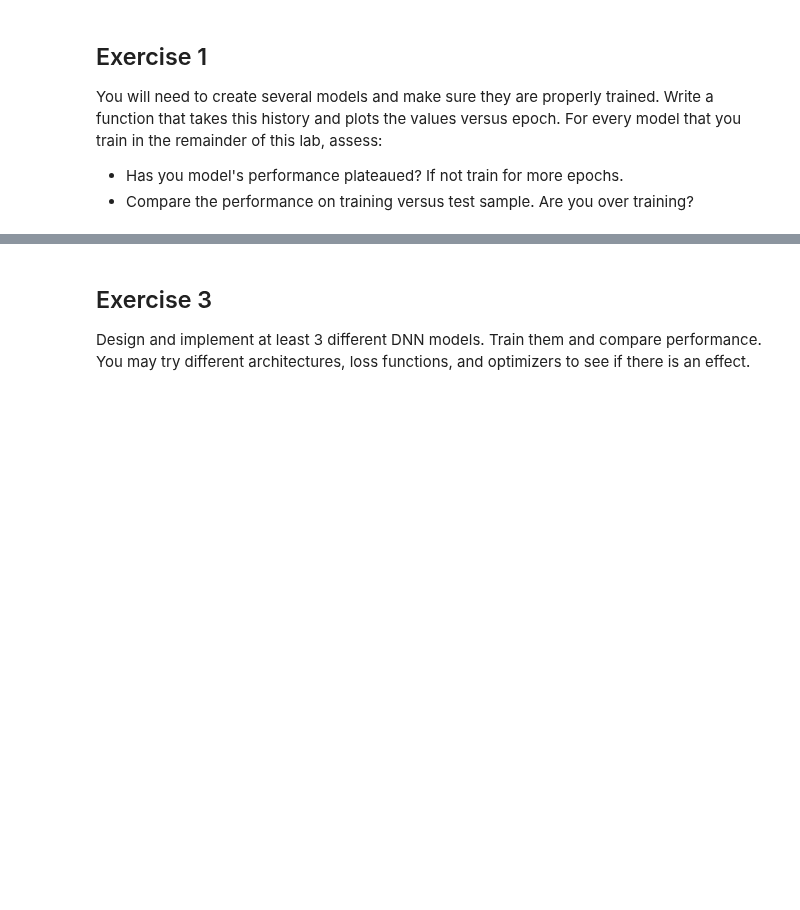
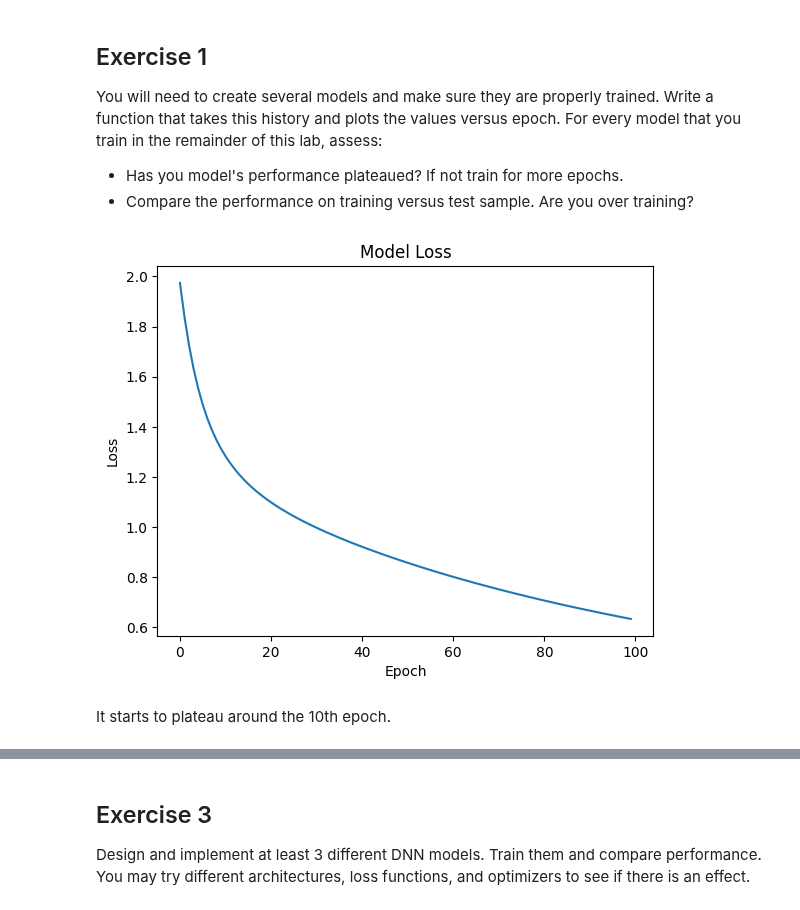
Before and after one commit to UTA-DataScience/DATA3402.Fall.2024, a Jupyter notebook: Labs/Lab.9/Lab.9.ipynb, the cells around one changed output, grey strips where cells are left out. Cells and saved outputs as stored; diff of their text form; code cells hidden in the pictures; blank space fills up the shorter version.

```diff
--- a/Labs/Lab.9/Lab.9.ipynb
+++ b/Labs/Lab.9/Lab.9.ipynb
@@ -39,3 +55,44 @@ You will need to create several models and make sure they are properly trained.
 
 * Has you model's performance plateaued? If not train for more epochs.
 * Compare the performance on training versus test sample. Are you over training?
+# %%
+class NeuralNetwork:
+    def __init__(self):
+        self.weights = [0.0, 0.0]
+        self.bias = 0.0
+
+    def predict(self, x):
+        return 1 / (1 + pow(2.71828, -(x[0] * self.weights[0] + x[1] * self.weights[1] + self.bias)))
+
+    def train(self, X_train, y_train, epochs=100, learning_rate=0.1):
+        history = []
+        for _ in range(epochs):
+            total_loss = 0
+            for x, y_true in zip(X_train, y_train):
+                y_pred = self.predict(x)
+                error = y_true - y_pred
+                total_loss += abs(error)
+                self.weights[0] += error * x[0] * learning_rate
+                self.weights[1] += error * x[1] * learning_rate
+                self.bias += error * learning_rate
+            history.append(total_loss)
+        return history
+
+# Generate some synthetic data
+X_train = [[0, 0], [0, 1], [1, 0], [1, 1]]
+y_train = [0, 1, 1, 1]
+
+# Instantiate the neural network and train
+model = NeuralNetwork()
+history = model.train(X_train, y_train)
+
+# Plot the training history
+plt.plot(history)
+plt.title('Model Loss')
+plt.xlabel('Epoch')
+plt.ylabel('Loss')
+plt.show()
+# %% [output]
+[figure, added]
+# %% [markdown]
+It starts to plateau around the 10th epoch.
```
Also changed, not shown: parts of 14 cells of this notebook.
